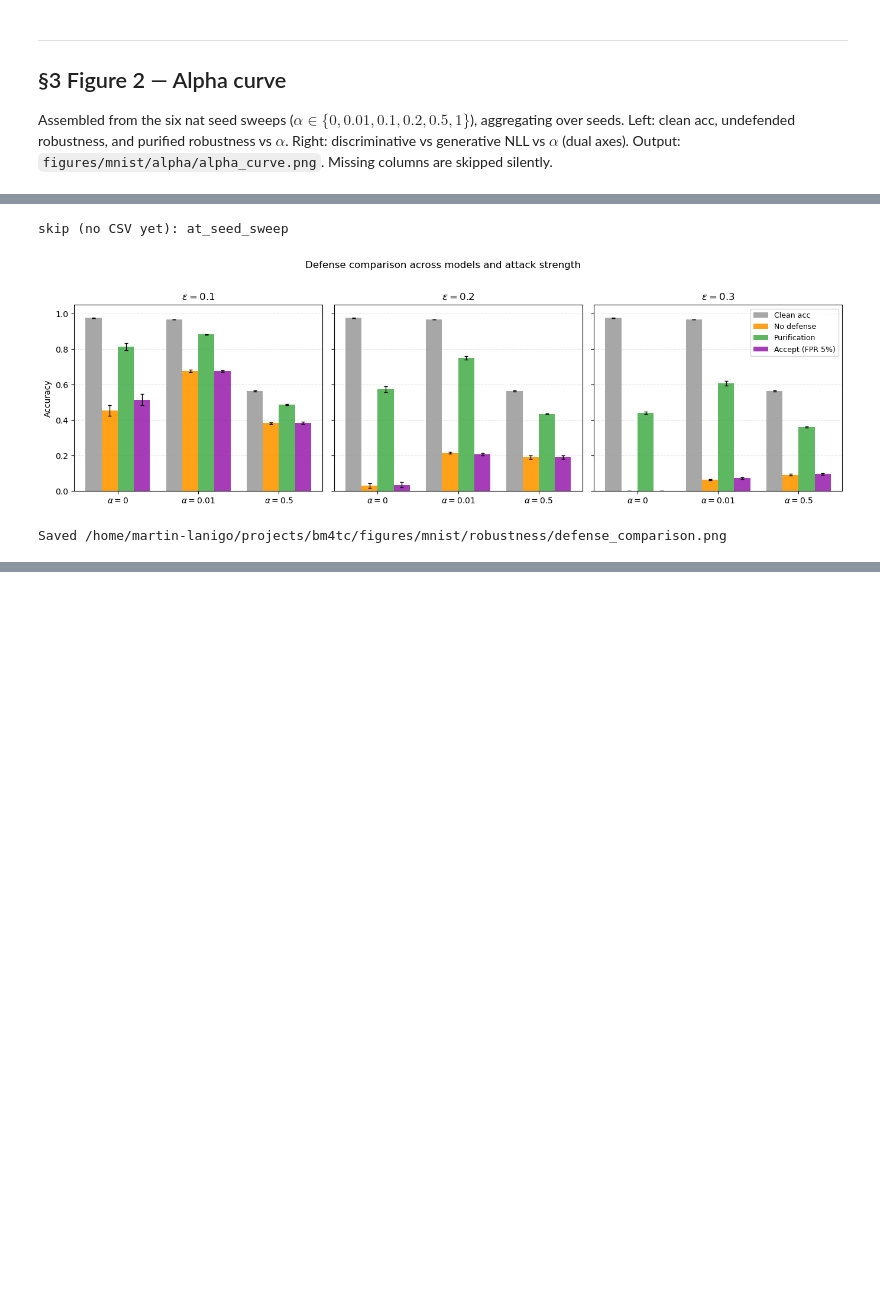
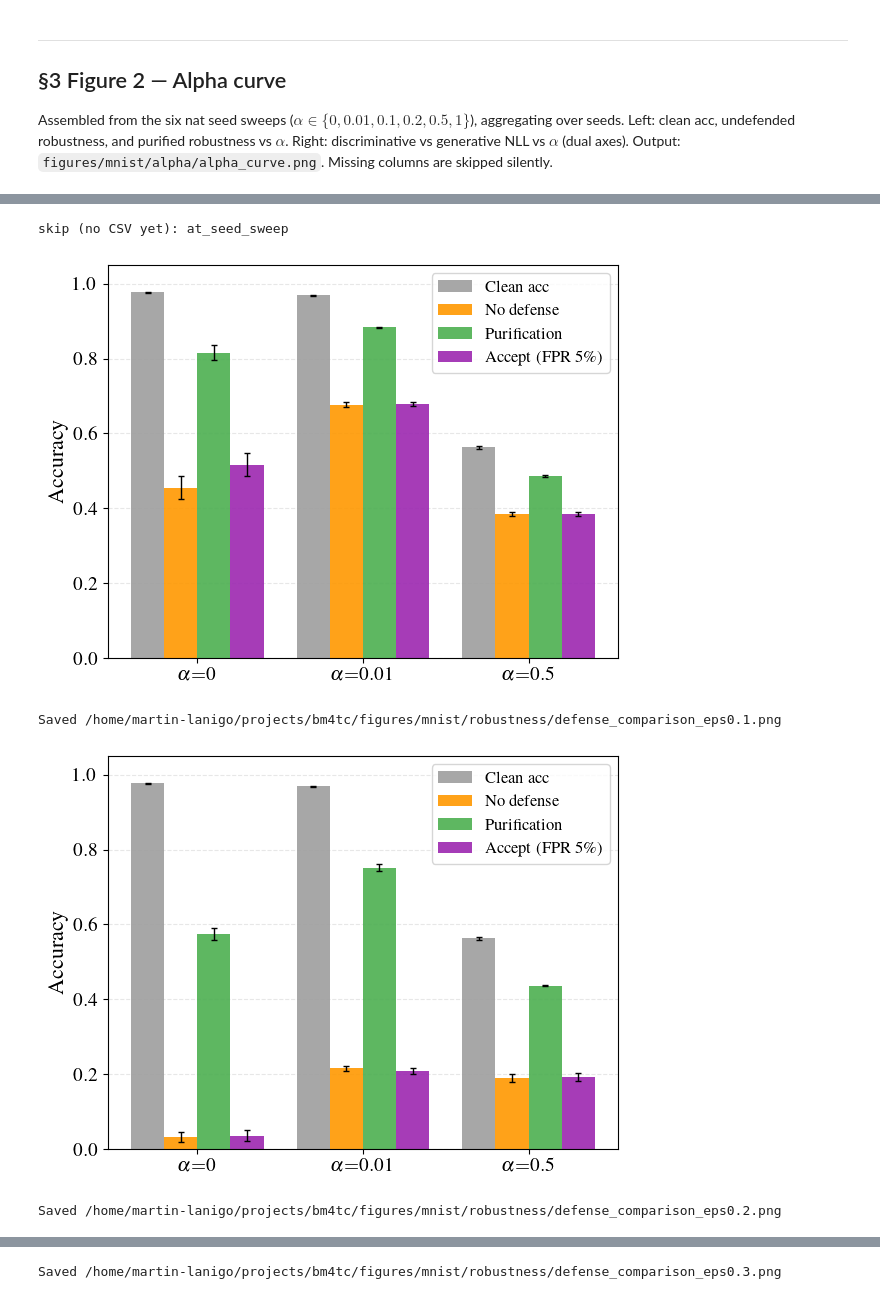
Before and after one commit to MLNissenGonzalez/bm4tc, a Jupyter notebook: notebooks/mnist.ipynb, the cells around one changed output, grey strips where cells are left out. Saved outputs shown, nothing was run; the diff lists cells and outputs as text; code cells hidden in the pictures; blank space fills up the shorter version.

```diff
--- a/notebooks/mnist.ipynb
+++ b/notebooks/mnist.ipynb
@@ -179,7 +196,14 @@ print(f"Best alpha=0.01 run: {run_dir}  (acc={best['acc']:.4f}, device={DEVICE})
 
 save_dir = PROJECT_ROOT / "figures/mnist/sampling"
 fig = sample_and_plot(str(run_dir), n_per_class=N_PER_CLASS, save_dir=str(save_dir), device=DEVICE)
-fig   # display inline (sample_and_plot saves to save_dir but does not call plt.show)
+
+# Strip titles for paper inclusion (sample_and_plot adds a suptitle + per-cell "Digit c"
+# labels; cells are row-major 0-9), then re-save over the file it wrote.
+fig.suptitle("")
+for ax in fig.axes:
+    ax.set_title("")
+fig.savefig(save_dir / "mnist_samples.png", dpi=150, bbox_inches="tight")
+fig   # display inline
 # %% [output]
 INFO:analysis.utils.mia_utils:Found checkpoint: /home/martin-lanigo/projects/bm4tc/outputs/mnist_full_r12/nat/legendre/d3r20c64/seed_sweep_a001_1206/4/models/model
 Best alpha=0.01 run: /home/martin-lanigo/projects/bm4tc/outputs/mnist_full_r12/nat/legendre/d3r20c64/seed_sweep_a001_1206/4  (acc=0.9690, device=cuda)
@@ -301,22 +324,24 @@ import matplotlib.pyplot as plt
 import numpy as np
 import pandas as pd
 
-# Models to compare (x-axis within each panel).
+# Models to compare (x-axis). Defenses are the bar groups.
 MODELS = [
     ("seed_sweep_a0",   r"$\alpha{=}0$"),
     ("seed_sweep_a001", r"$\alpha{=}0.01$"),
     ("seed_sweep_a05",  r"$\alpha{=}0.5$"),
     ("at_seed_sweep",   "AT"),
 ]
-# Defenses to compare (bar groups). (label, color, column template, flip = use 1 - value).
+# (label, color, column template, flip = use 1 - value).
 # Accept-accuracy = 1 - uq_det_err_passed/5pct/{eps}: accuracy on inputs the detector does
 # NOT flag, with the threshold at the 5th percentile of clean log p(x) (~5% clean rejected).
 DEFENSES = [
-    ("Clean acc",       "#9E9E9E", "acc",                          False),
-    ("No defense",      "#FF9800", "rob/{eps}",                    False),
-    ("Purification",    "#4CAF50", "uq_purify_acc/{eps}/0.2",      False),
-    ("Accept (FPR 5%)", "#9C27B0", "uq_det_err_passed/5pct/{eps}", True),
+    ("Clean acc",            "#9E9E9E", "acc",                          False),
+    ("No defense",           "#FF9800", "rob/{eps}",                    False),
+    ("Purification",         "#4CAF50", "uq_purify_acc/{eps}/0.2",      False),
+    (f"Accept (FPR 5{PCT})", "#9C27B0", "uq_det_err_passed/5pct/{eps}", True),
 ]
+
+LABEL_FS, TICK_FS, LEG_FS = 16, 14, 12   # axis label / tick / legend font sizes
 
 
 def load(key):
@@ -335,45 +360,47 @@ def eps_grid(df):
     return sorted(eps)
 
 
 def stat(df, template, eps, flip):
     col = template.format(eps=eps)
     if col not in df.columns:
         return np.nan, 0.0
     v = pd.to_numeric(df[col], errors="coerce").dropna()
     if flip:
         v = 1.0 - v
     return (v.mean(), v.std() if len(v) > 1 else 0.0)
 
 
 dfs = {k: load(k) for k, _ in MODELS}
 for k, _ in MODELS:
     if dfs[k] is None:
         print(f"skip (no CSV yet): {k}")
 avail = [(k, lab) for k, lab in MODELS if dfs[k] is not None]
 EPS_LIST = eps_grid(dfs[avail[0][0]])
 
 n_m, n_d = len(avail), len(DEFENSES)
 x, width = np.arange(n_m), 0.8 / n_d
-fig, axes = plt.subplots(1, len(EPS_LIST), figsize=(4.6 * len(EPS_LIST), 4.2),
-                         sharey=True, squeeze=False)
-axes = axes[0]
-for ax, eps in zip(axes, EPS_LIST):
+outdir = PROJECT_ROOT / "figures/mnist/robustness"
+outdir.mkdir(parents=True, exist_ok=True)
+
+# One standalone figure per attack epsilon (eps encoded in the filename).
+for eps in EPS_LIST:
+    fig, ax = plt.subplots(figsize=(6, 4.5))
     for j, (dlabel, dcolor, tmpl, flip) in enumerate(DEFENSES):
         means, stds = zip(*(stat(dfs[k], tmpl, eps, flip) for k, _ in avail))
         ax.bar(x + (j - (n_d - 1) / 2) * width, means, width, yerr=stds,
                label=dlabel, color=dcolor, capsize=2, alpha=0.9,
                error_kw={"elinewidth": 1})
-    ax.set_title(rf"$\varepsilon = {eps}$")
-    ax.set_xticks(x); ax.set_xticklabels([lab for _, lab in avail], fontsize=10)
+    ax.set_xticks(x); ax.set_xticklabels([lab for _, lab in avail], fontsize=TICK_FS)
+    ax.set_ylabel("Accuracy", fontsize=LABEL_FS)
+    ax.tick_params(axis="y", labelsize=TICK_FS)
     ax.set_ylim(0, 1.05); ax.grid(axis="y", alpha=0.3, ls="--"); ax.set_axisbelow(True)
-axes[0].set_ylabel("Accuracy")
-axes[-1].legend(fontsize=9, loc="upper right")
-fig.suptitle("Defense comparison across models and attack strength", y=1.02)
-fig.tight_layout()
-out = PROJECT_ROOT / "figures/mnist/robustness/defense_comparison.png"
-out.parent.mkdir(parents=True, exist_ok=True)
-fig.savefig(out, dpi=150, bbox_inches="tight"); plt.show(); print(f"Saved {out}")
+    ax.legend(fontsize=LEG_FS, loc="upper right")
+    fig.tight_layout()
+    out = outdir / f"defense_comparison_eps{eps}.png"
+    fig.savefig(out, dpi=150, bbox_inches="tight"); plt.show(); print(f"Saved {out}")
 # %% [output]
 skip (no CSV yet): at_seed_sweep
-[figure, old version]
+[figure, new version]
-Saved /home/martin-lanigo/projects/bm4tc/figures/mnist/robustness/defense_comparison.png
+Saved /home/martin-lanigo/projects/bm4tc/figures/mnist/robustness/defense_comparison_eps0.1.png
+[figure, added]
+Saved /home/martin-lanigo/projects/bm4tc/figures/mnist/robustness/defense_comparison_eps0.2.png
@@ -379,0 +408 @@ Saved /home/martin-lanigo/projects/bm4tc/figures/mnist/robustness/defense_compar
+Saved /home/martin-lanigo/projects/bm4tc/figures/mnist/robustness/defense_comparison_eps0.3.png
```
Also changed, not shown: parts of 5 cells of this notebook, 6 other files.
